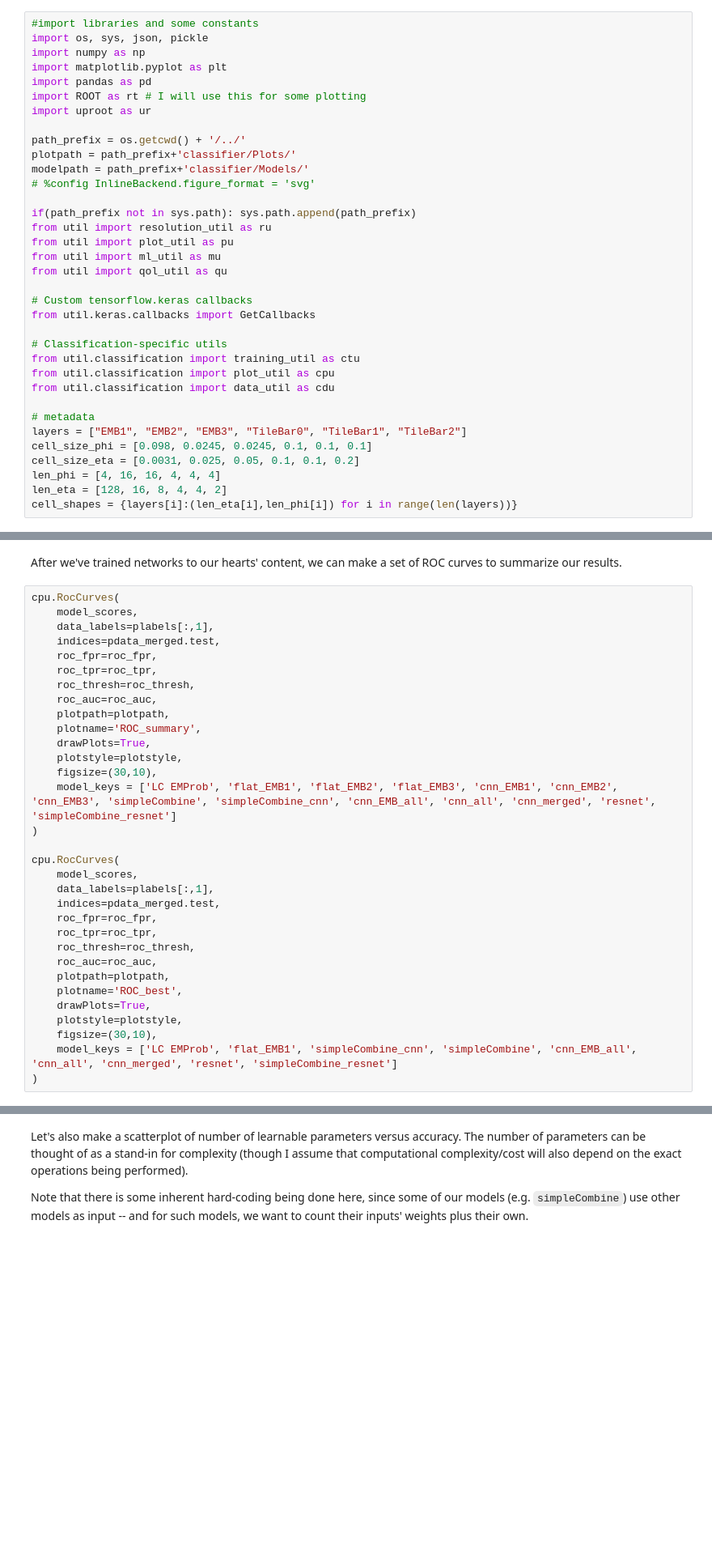
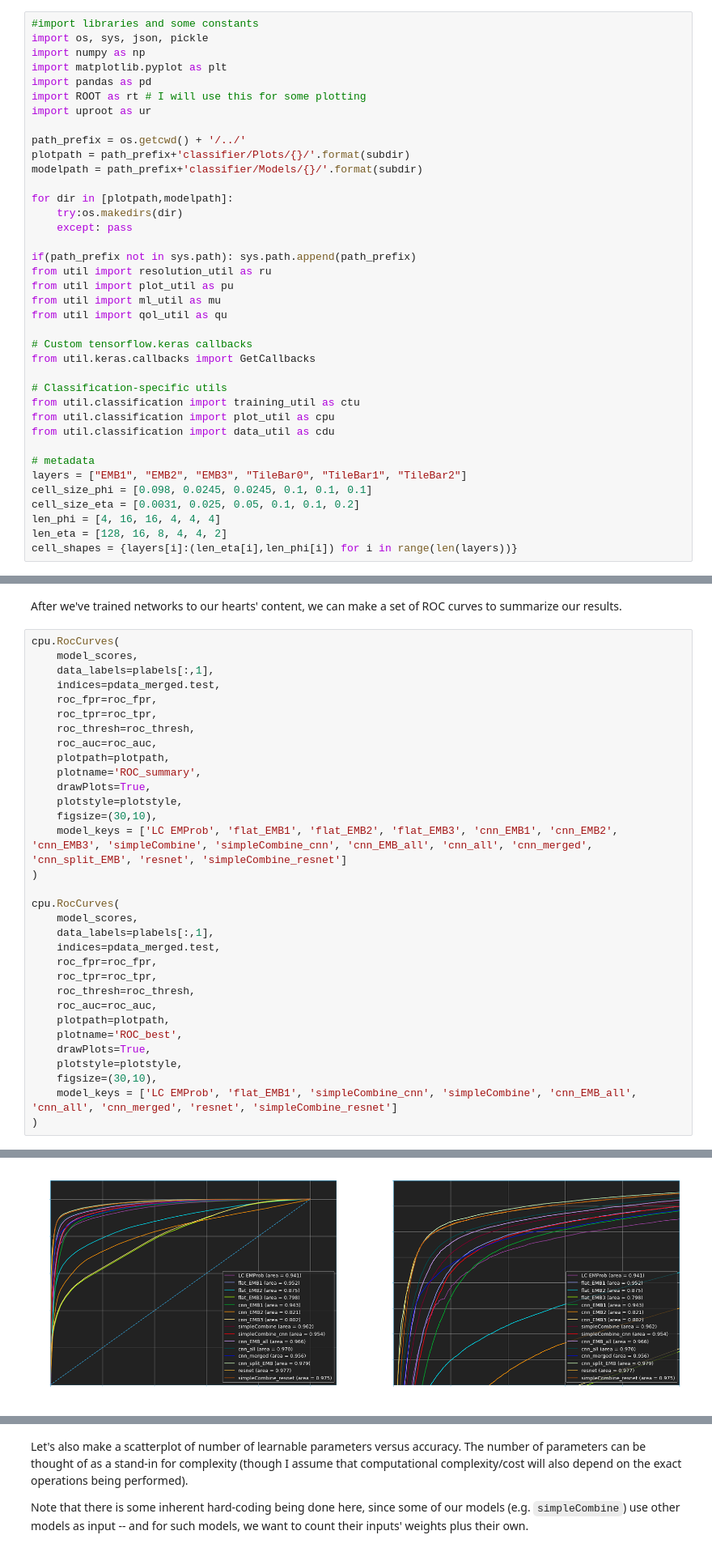
Before and after one commit to atlas-calo-ml/caloml-atlas, a Jupyter notebook: classifier/TopoClusterClassifier_Jan.ipynb, the cells around one changed output, grey strips where cells are left out. Shown at 81% size. Drawn from its saved outputs; the diff is of its cells as text; blank space fills up the shorter version.

```diff
--- a/classifier/TopoClusterClassifier_Jan.ipynb
+++ b/classifier/TopoClusterClassifier_Jan.ipynb
@@ -44,9 +48,12 @@ import ROOT as rt # I will use this for some plotting
 import uproot as ur
 
 path_prefix = os.getcwd() + '/../'
-plotpath = path_prefix+'classifier/Plots/'
-modelpath = path_prefix+'classifier/Models/'
-# %config InlineBackend.figure_format = 'svg'
+plotpath = path_prefix+'classifier/Plots/{}/'.format(subdir)
+modelpath = path_prefix+'classifier/Models/{}/'.format(subdir)
+
+for dir in [plotpath,modelpath]:
+    try:os.makedirs(dir)
+    except: pass
 
 if(path_prefix not in sys.path): sys.path.append(path_prefix)
 from util import resolution_util as ru
@@ -1372,7 +1556,7 @@ cpu.RocCurves(
     drawPlots=True,
     plotstyle=plotstyle,
     figsize=(30,10),
-    model_keys = ['LC EMProb', 'flat_EMB1', 'flat_EMB2', 'flat_EMB3', 'cnn_EMB1', 'cnn_EMB2', 'cnn_EMB3', 'simpleCombine', 'simpleCombine_cnn', 'cnn_EMB_all', 'cnn_all', 'cnn_merged', 'resnet', 'simpleCombine_resnet']
+    model_keys = ['LC EMProb', 'flat_EMB1', 'flat_EMB2', 'flat_EMB3', 'cnn_EMB1', 'cnn_EMB2', 'cnn_EMB3', 'simpleCombine', 'simpleCombine_cnn', 'cnn_EMB_all', 'cnn_all', 'cnn_merged', 'cnn_split_EMB', 'resnet', 'simpleCombine_resnet']
 )
 
 cpu.RocCurves(
@@ -1390,3 +1574,4 @@ cpu.RocCurves(
     figsize=(30,10),
     model_keys = ['LC EMProb', 'flat_EMB1', 'simpleCombine_cnn', 'simpleCombine', 'cnn_EMB_all', 'cnn_all', 'cnn_merged', 'resnet', 'simpleCombine_resnet']
 )
+# %% [output]
@@ -1392,0 +1593 @@ cpu.RocCurves(
+[figure, added]
```
Also changed, not shown: parts of 31 cells of this notebook, 1 other file.
